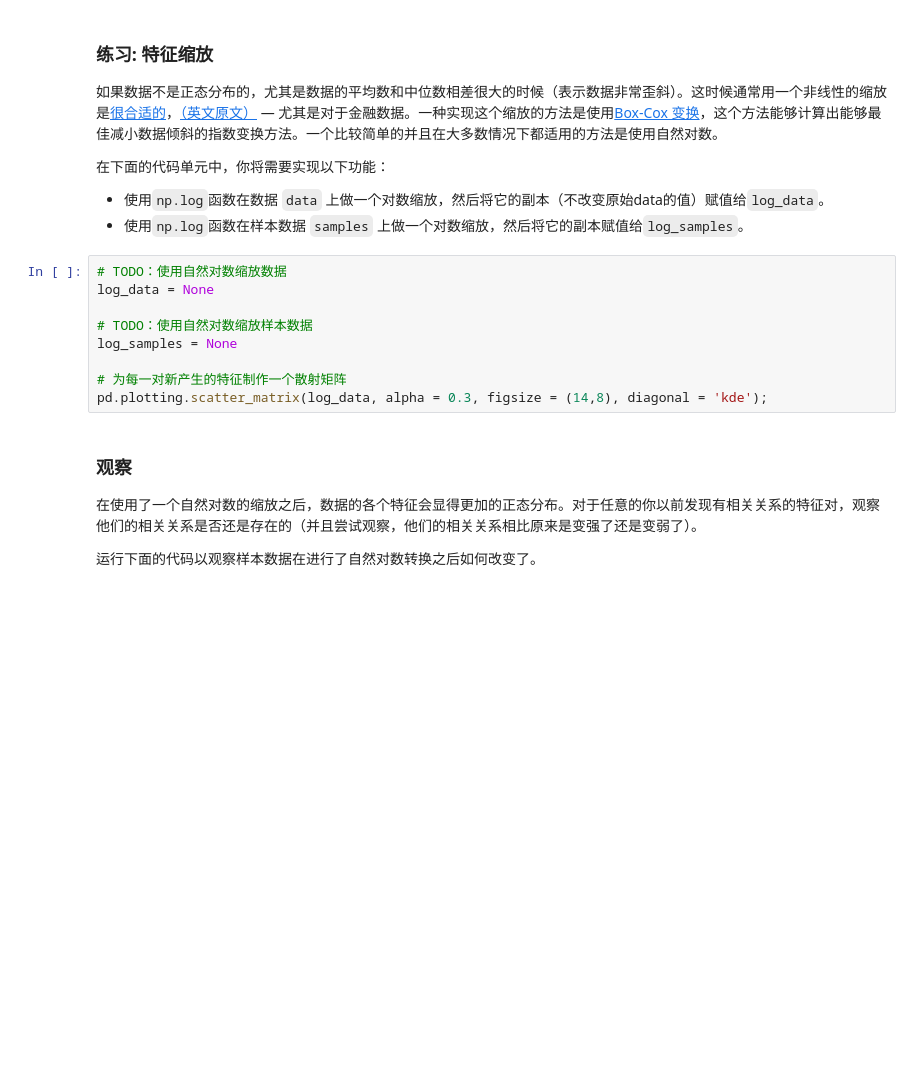
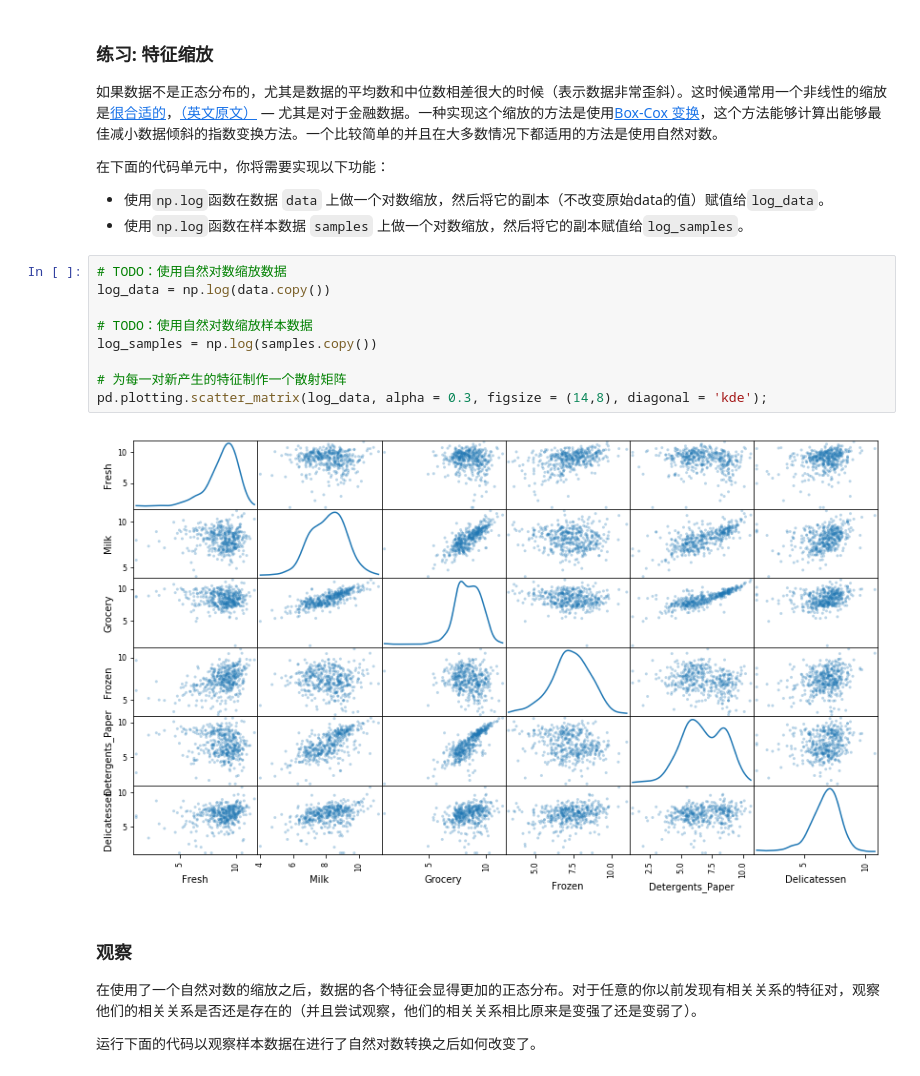
Before and after one commit to shisisarah/Udacity-MachineLearning, a Jupyter notebook: class4/creating_customer_segments-master/customer_segments.ipynb, the cells around one changed output. Saved outputs shown, nothing was run; the diff lists cells and outputs as text; blank space fills up the shorter version.

```diff
--- a/class4/creating_customer_segments-master/customer_segments.ipynb
+++ b/class4/creating_customer_segments-master/customer_segments.ipynb
@@ -136,13 +158,15 @@ pd.plotting.scatter_matrix(data, alpha = 0.3, figsize = (14,8), diagonal = 'kde'
  - 使用`np.log`函数在样本数据 `samples` 上做一个对数缩放，然后将它的副本赋值给`log_samples`。
 # %%
 # TODO：使用自然对数缩放数据
-log_data = None
+log_data = np.log(data.copy())
 
 # TODO：使用自然对数缩放样本数据
-log_samples = None
+log_samples = np.log(samples.copy())
 
 # 为每一对新产生的特征制作一个散射矩阵
 pd.plotting.scatter_matrix(log_data, alpha = 0.3, figsize = (14,8), diagonal = 'kde');
+# %% [output]
+[figure, added]
 # %% [markdown]
 ### 观察
 在使用了一个自然对数的缩放之后，数据的各个特征会显得更加的正态分布。对于任意的你以前发现有相关关系的特征对，观察他们的相关关系是否还是存在的（并且尝试观察，他们的相关关系相比原来是变强了还是变弱了）。
```
Also changed, not shown: parts of 43 cells of this notebook, 28 other files.
